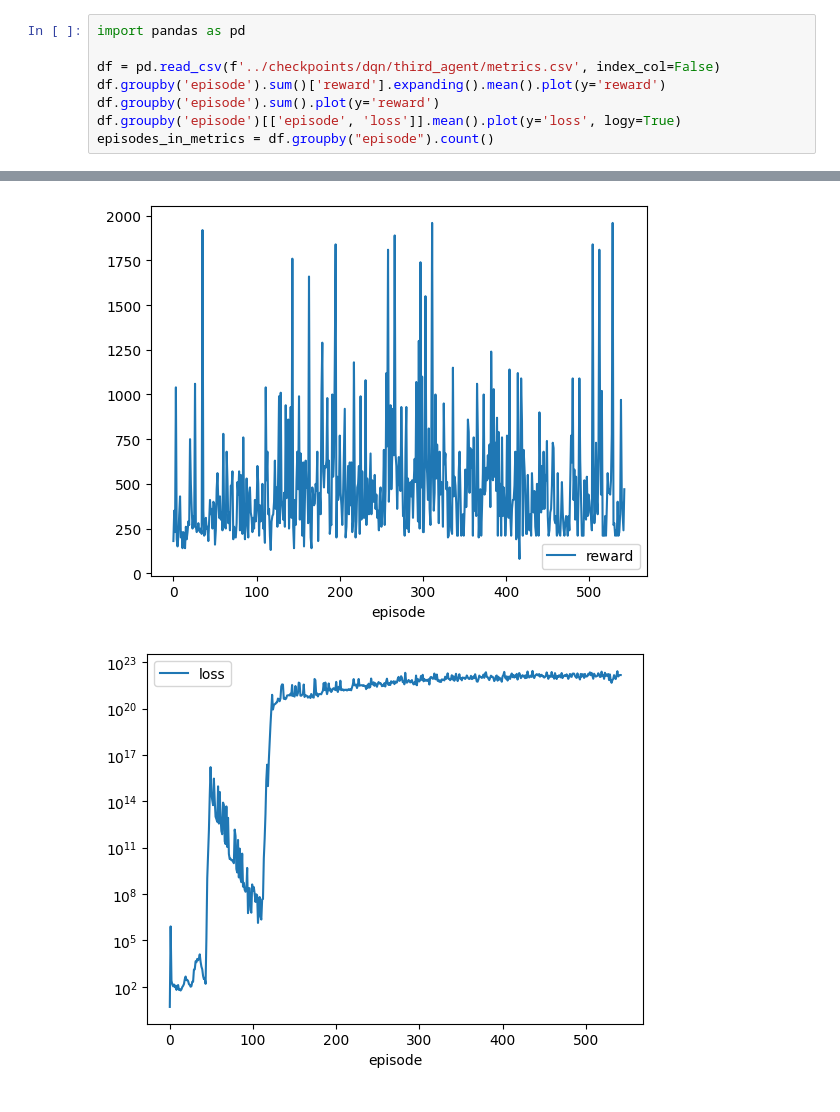
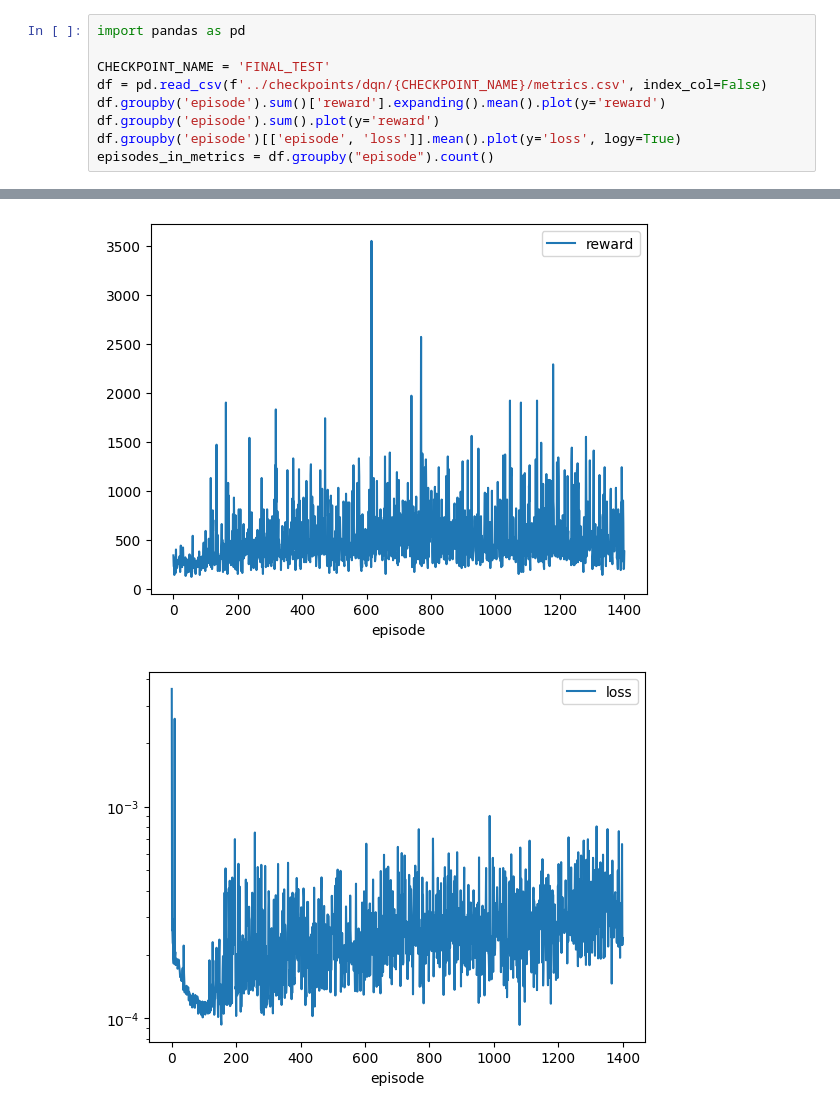
Before and after one commit to pavonism/reinforcement-learning, a Jupyter notebook: scripts/CheckMetrics.ipynb, the cells around one changed output, grey strips where cells are left out. Cells and saved outputs as stored; diff of their text form.

```diff
--- a/scripts/CheckMetrics.ipynb
+++ b/scripts/CheckMetrics.ipynb
@@ -1,7 +1,8 @@
 # %%
 import pandas as pd
 
-df = pd.read_csv(f'../checkpoints/dqn/third_agent/metrics.csv', index_col=False)
+CHECKPOINT_NAME = 'FINAL_TEST'
+df = pd.read_csv(f'../checkpoints/dqn/{CHECKPOINT_NAME}/metrics.csv', index_col=False)
 df.groupby('episode').sum()['reward'].expanding().mean().plot(y='reward')
 df.groupby('episode').sum().plot(y='reward')
 df.groupby('episode')[['episode', 'loss']].mean().plot(y='loss', logy=True)
@@ -11,2 +12,2 @@ episodes_in_metrics = df.groupby("episode").count()
-[figure, old version]
+[figure, new version]
-[figure, old version]
+[figure, new version]
```
Also changed, not shown: parts of 1 cell of this notebook, 4 other files.
